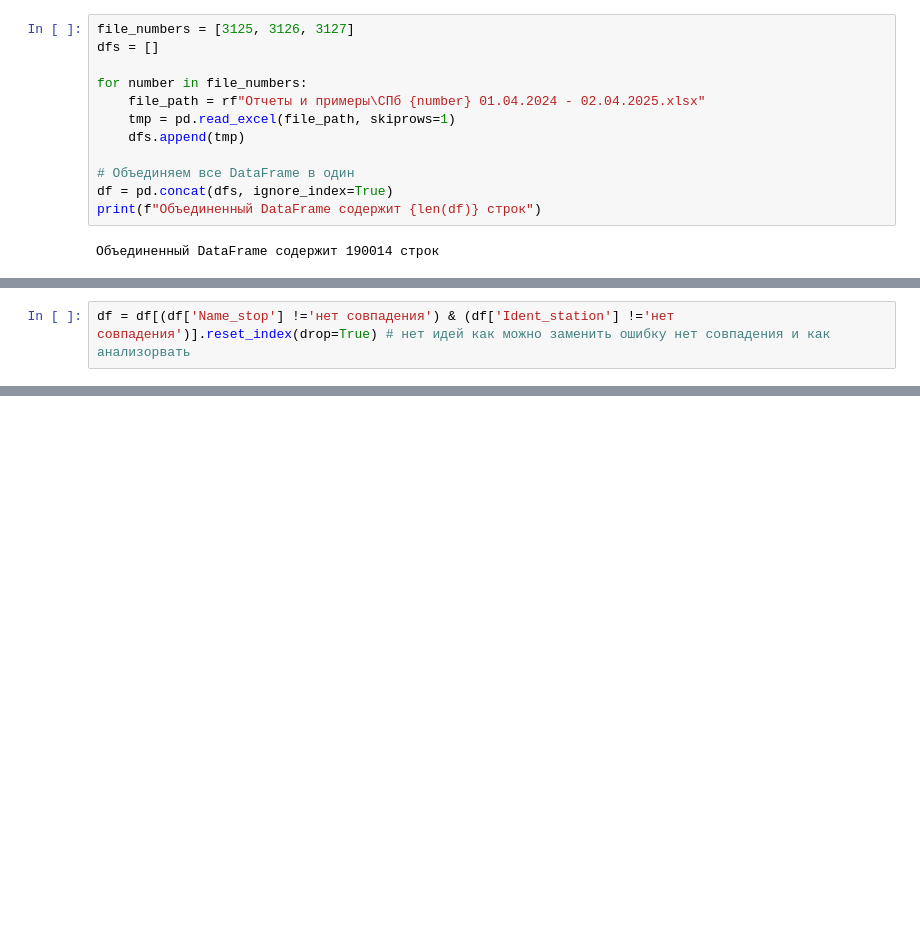
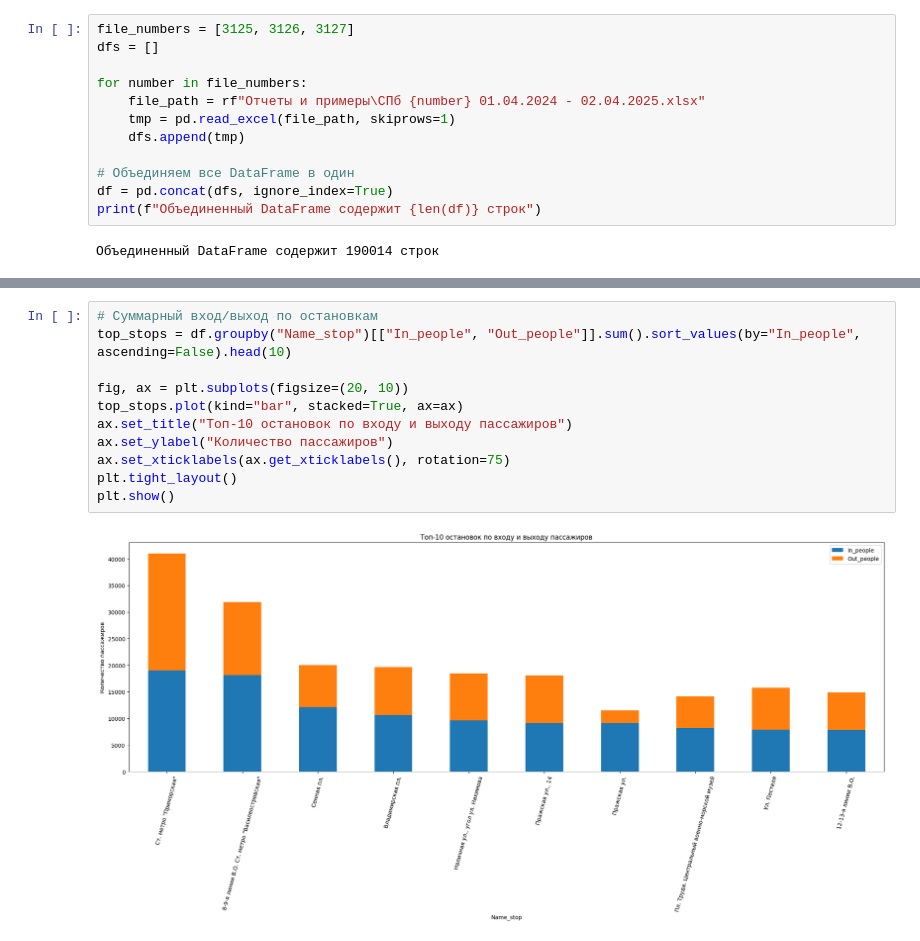
Before and after one commit to ivanring25/university-transport-data-analysis, a Jupyter notebook: data_work.ipynb, the cells around one changed output, grey strips where cells are left out. Saved outputs shown, nothing was run; the diff lists cells and outputs as text; blank space fills up the shorter version.

```diff
--- a/data_work.ipynb
+++ b/data_work.ipynb
@@ -76,5 +146,3 @@ None
-# %%
-df = df[(df['Name_stop'] !='нет совпадения') & (df['Ident_station'] !='нет совпадения')].reset_index(drop=True) # нет идей как можно заменить ошибку нет совпадения и как анализорвать
 # %%
 for num in df['Route_number'].unique():
     print(f"{num}: {len(df[df['Route_number'] == num]['Name_stop'].unique())}")
@@ -513,0 +175,13 @@ print("Все маршруты кластера 0:", cluster_1_routes)
+# %%
+# Суммарный вход/выход по остановкам
+top_stops = df.groupby("Name_stop")[["In_people", "Out_people"]].sum().sort_values(by="In_people", ascending=False).head(10)
+
+fig, ax = plt.subplots(figsize=(20, 10))
+top_stops.plot(kind="bar", stacked=True, ax=ax)
+ax.set_title("Топ-10 остановок по входу и выходу пассажиров")
+ax.set_ylabel("Количество пассажиров")
+ax.set_xticklabels(ax.get_xticklabels(), rotation=75)
+plt.tight_layout()
+plt.show()
+# %% [output]
+[figure, added]
```
Also changed, not shown: parts of 71 cells of this notebook, 15 other files.
